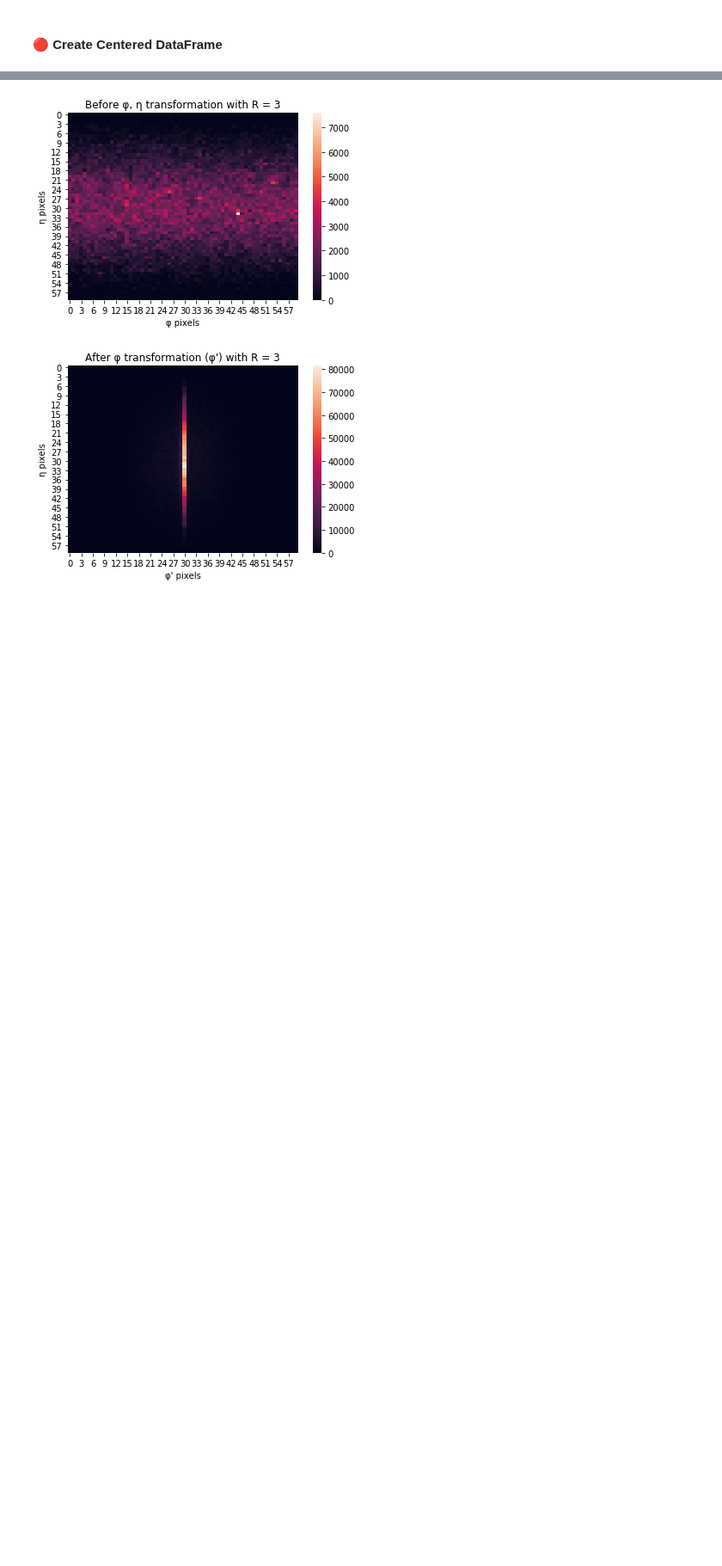
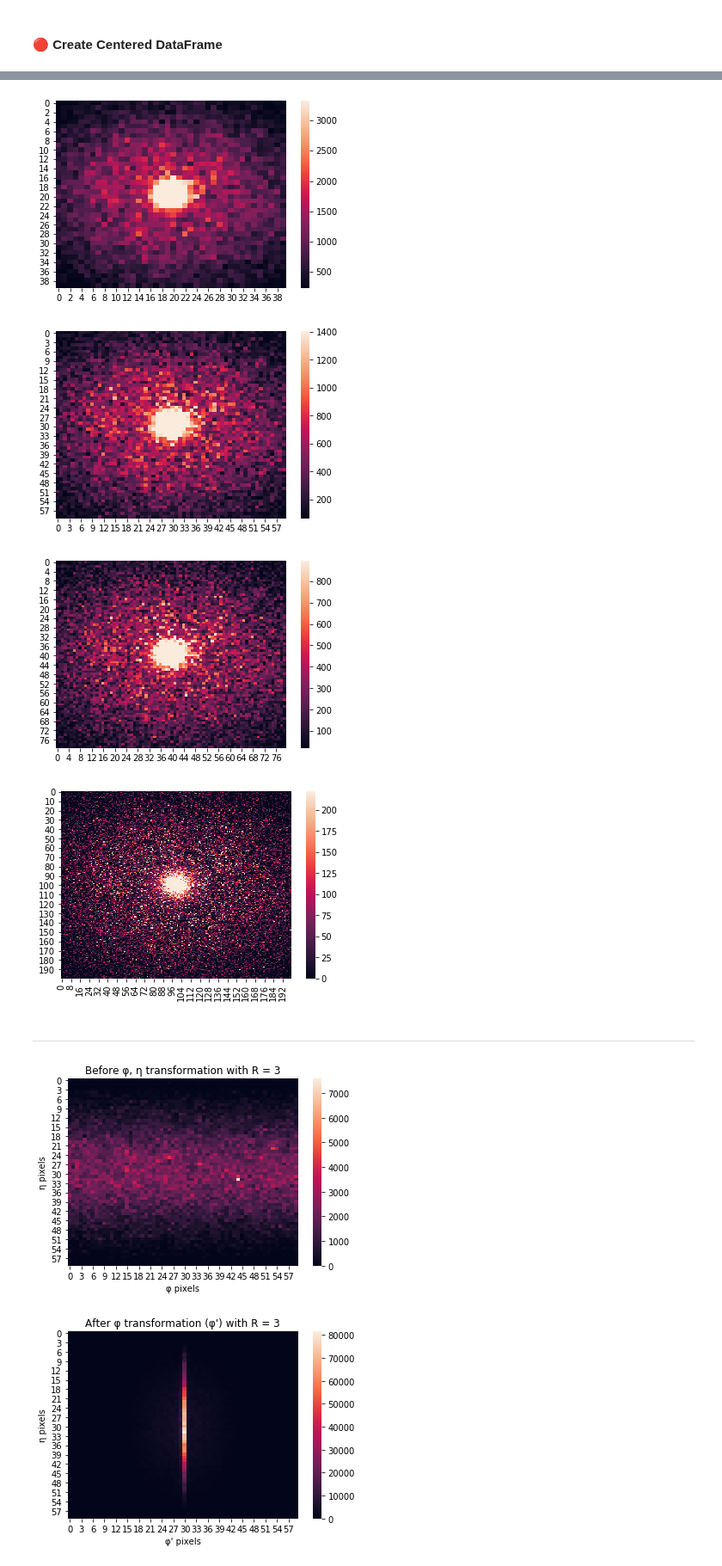
Before and after one commit to johngeorgousis/jet-classifier, a Jupyter notebook: MAIN.ipynb, the cells around one changed output, grey strips where cells are left out. Shown at 86% size. Drawn from its saved outputs; the diff is of its cells as text; code cells hidden in the pictures; blank space fills up the shorter version.

```diff
--- a/MAIN.ipynb
+++ b/MAIN.ipynb
@@ -465,3 +779,27 @@ Time taken to centre image: 141.76s
+# %%
+image40 = create_image(mydata_centered, R=1, pixels = 40)
+# %%
+image60 = create_image(mydata_centered, R=1, pixels = 60)
+# %%
+image80 = create_image(mydata_centered, R=1, pixels = 80)
+# %%
+image200 = create_image(mydata_centered, R=1, pixels = 200)
+# %%
+sns.heatmap(image40, robust=True)
+plt.show()
+sns.heatmap(image60, robust=True)
+plt.show()
+sns.heatmap(image80, robust=True)
+plt.show()
+sns.heatmap(image200, robust=True)
+plt.show()
+# %% [output]
+[figure, added]
+[figure, added]
+[figure, added]
+[figure, added]
+# %% [markdown]
+---
 # %%
 # Average Image
 start = time.time()
```
Also changed, not shown: parts of 24 cells of this notebook, 1 other file.
